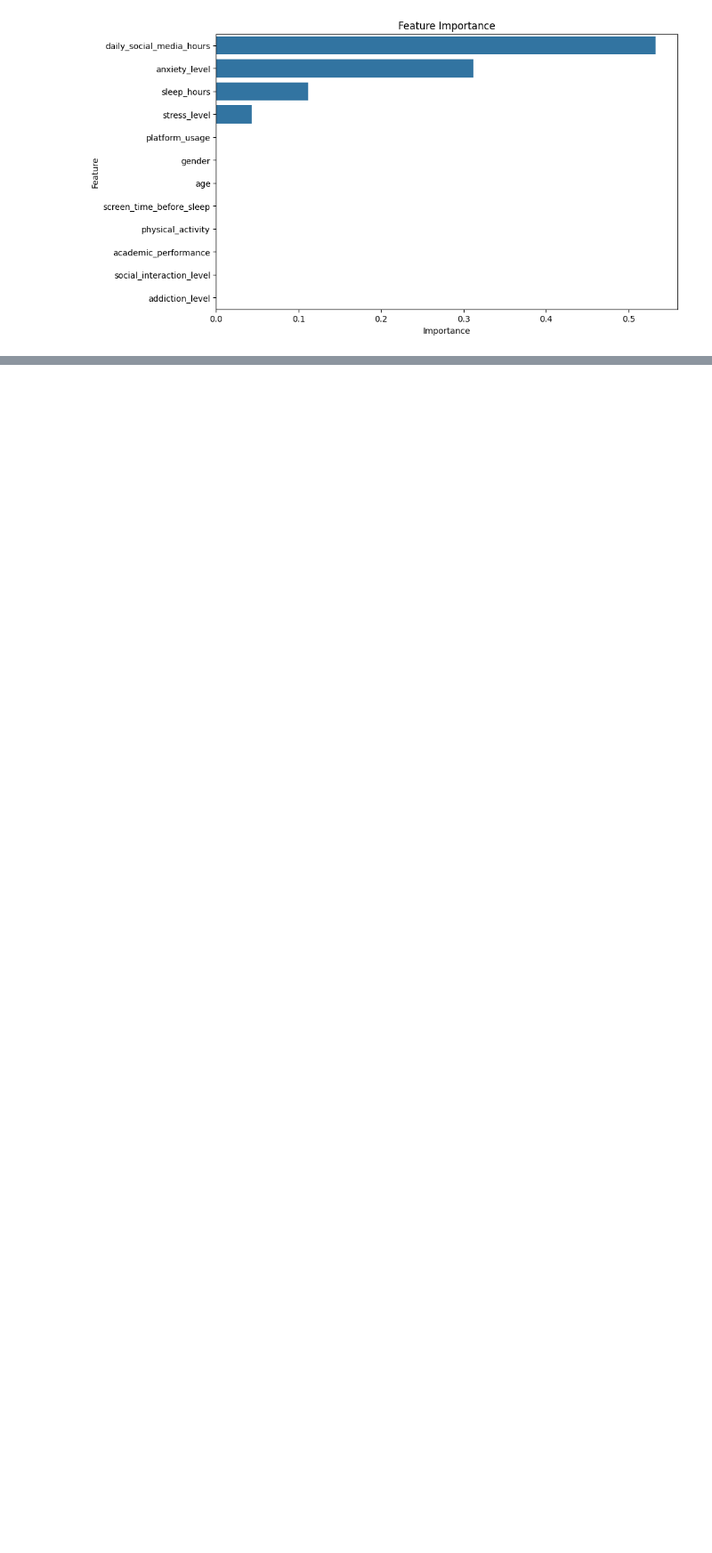
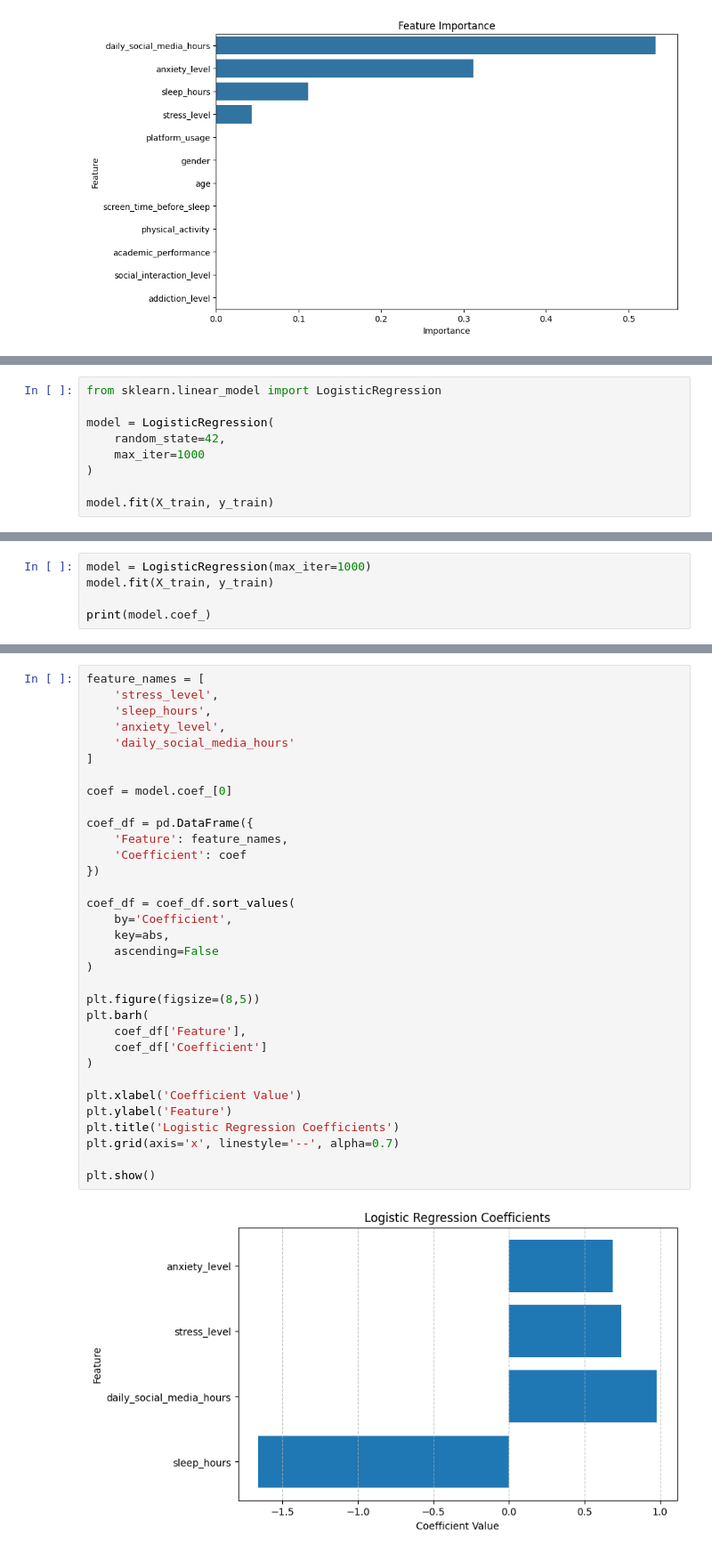
Before and after one commit to Dillah456/CRISP_DM, a Jupyter notebook: Untitled7.ipynb, the cells around one changed output, grey strips where cells are left out. Shown at 89% size. Cells and saved outputs as stored; diff of their text form; blank space fills up the shorter version.

```diff
--- a/Untitled7.ipynb
+++ b/Untitled7.ipynb
@@ -253,0 +279,9 @@ plt.show()
+# %%
+from sklearn.linear_model import LogisticRegression
+
+model = LogisticRegression(
+    random_state=42,
+    max_iter=1000
+)
+
+model.fit(X_train, y_train)
@@ -253,0 +290,5 @@ plt.show()
+# %%
+model = LogisticRegression(max_iter=1000)
+model.fit(X_train, y_train)
+
+print(model.coef_)
@@ -253,0 +371,35 @@ plt.show()
+# %%
+feature_names = [
+    'stress_level',
+    'sleep_hours',
+    'anxiety_level',
+    'daily_social_media_hours'
+]
+
+coef = model.coef_[0]
+
+coef_df = pd.DataFrame({
+    'Feature': feature_names,
+    'Coefficient': coef
+})
+
+coef_df = coef_df.sort_values(
+    by='Coefficient',
+    key=abs,
+    ascending=False
+)
+
+plt.figure(figsize=(8,5))
+plt.barh(
+    coef_df['Feature'],
+    coef_df['Coefficient']
+)
+
+plt.xlabel('Coefficient Value')
+plt.ylabel('Feature')
+plt.title('Logistic Regression Coefficients')
+plt.grid(axis='x', linestyle='--', alpha=0.7)
+
+plt.show()
+# %% [output]
+[figure, added]
```
Also changed, not shown: parts of 12 cells of this notebook, 11 other files.
